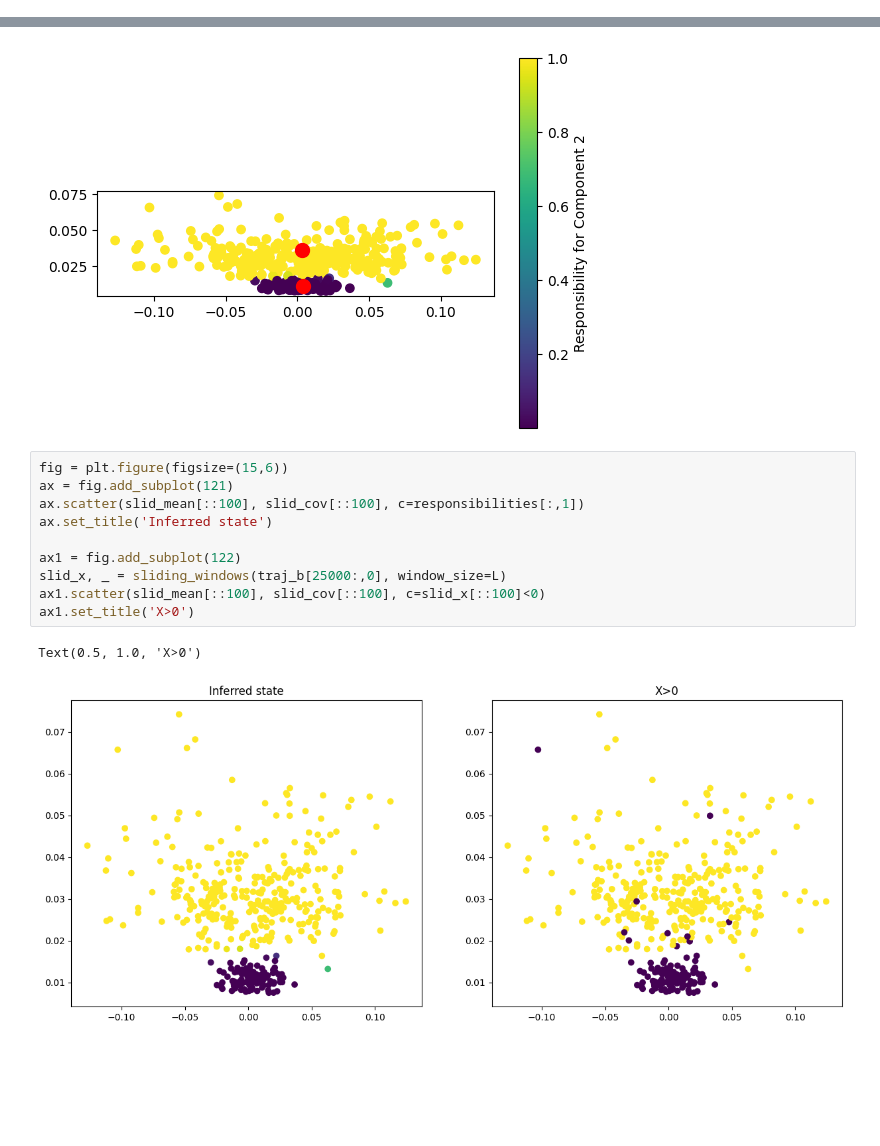
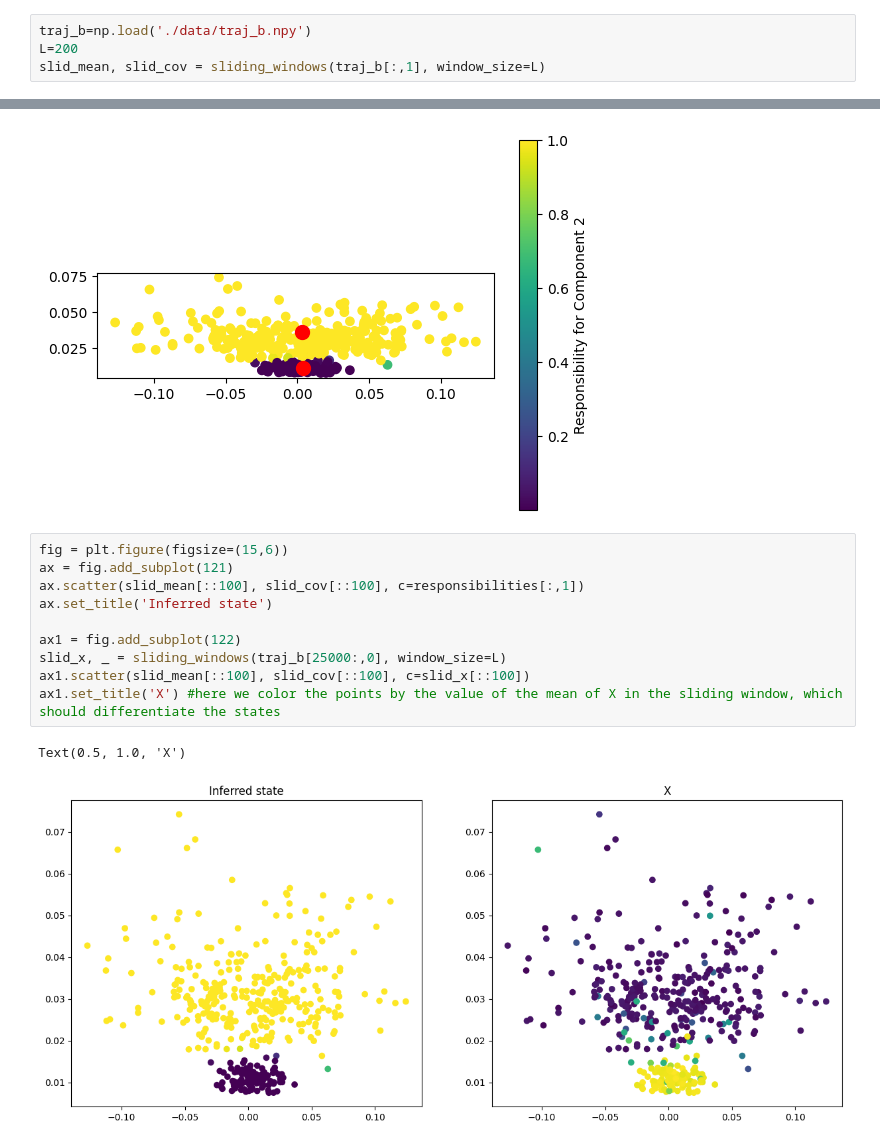
Before and after one commit to Wraithmat/Transitions, a Jupyter notebook: Visualizations.ipynb, the cells around one changed output, grey strips where cells are left out. Saved outputs shown, nothing was run; the diff lists cells and outputs as text; blank space fills up the shorter version.

```diff
--- a/Visualizations.ipynb
+++ b/Visualizations.ipynb
@@ -98,0 +97,4 @@ slid_mean, slid_cov = sliding_windows(traj_b[25000:,1], window_size=L)
+# %%
+traj_b=np.load('./data/traj_b.npy')
+L=200
+slid_mean, slid_cov = sliding_windows(traj_b[:,1], window_size=L)
@@ -129,13 +134,13 @@ Iteration 26: mus=[0.00383801 0.00328278], sigmas=[0.10580938 0.19028432], pis=[
 # %%
 fig = plt.figure(figsize=(15,6))
 ax = fig.add_subplot(121)
 ax.scatter(slid_mean[::100], slid_cov[::100], c=responsibilities[:,1])
 ax.set_title('Inferred state')
 
 ax1 = fig.add_subplot(122)
 slid_x, _ = sliding_windows(traj_b[25000:,0], window_size=L)
-ax1.scatter(slid_mean[::100], slid_cov[::100], c=slid_x[::100]<0)
-ax1.set_title('X>0')
+ax1.scatter(slid_mean[::100], slid_cov[::100], c=slid_x[::100])
+ax1.set_title('X') #here we color the points by the value of the mean of X in the sliding window, which should differentiate the states
 # %% [output]
-Text(0.5, 1.0, 'X>0')
+Text(0.5, 1.0, 'X')
-[figure, old version]
+[figure, new version]
```
Also changed, not shown: parts of 10 cells of this notebook, 3 other files.
